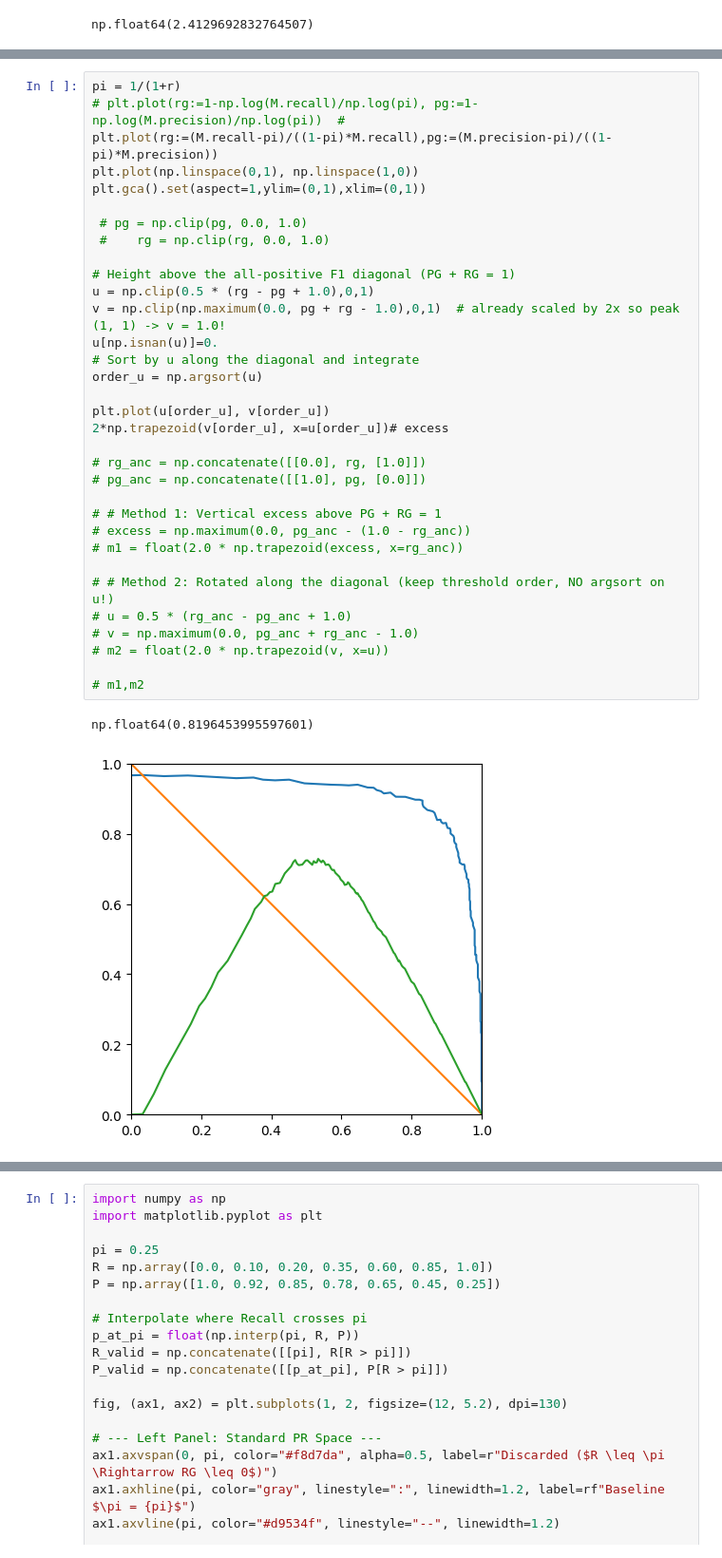
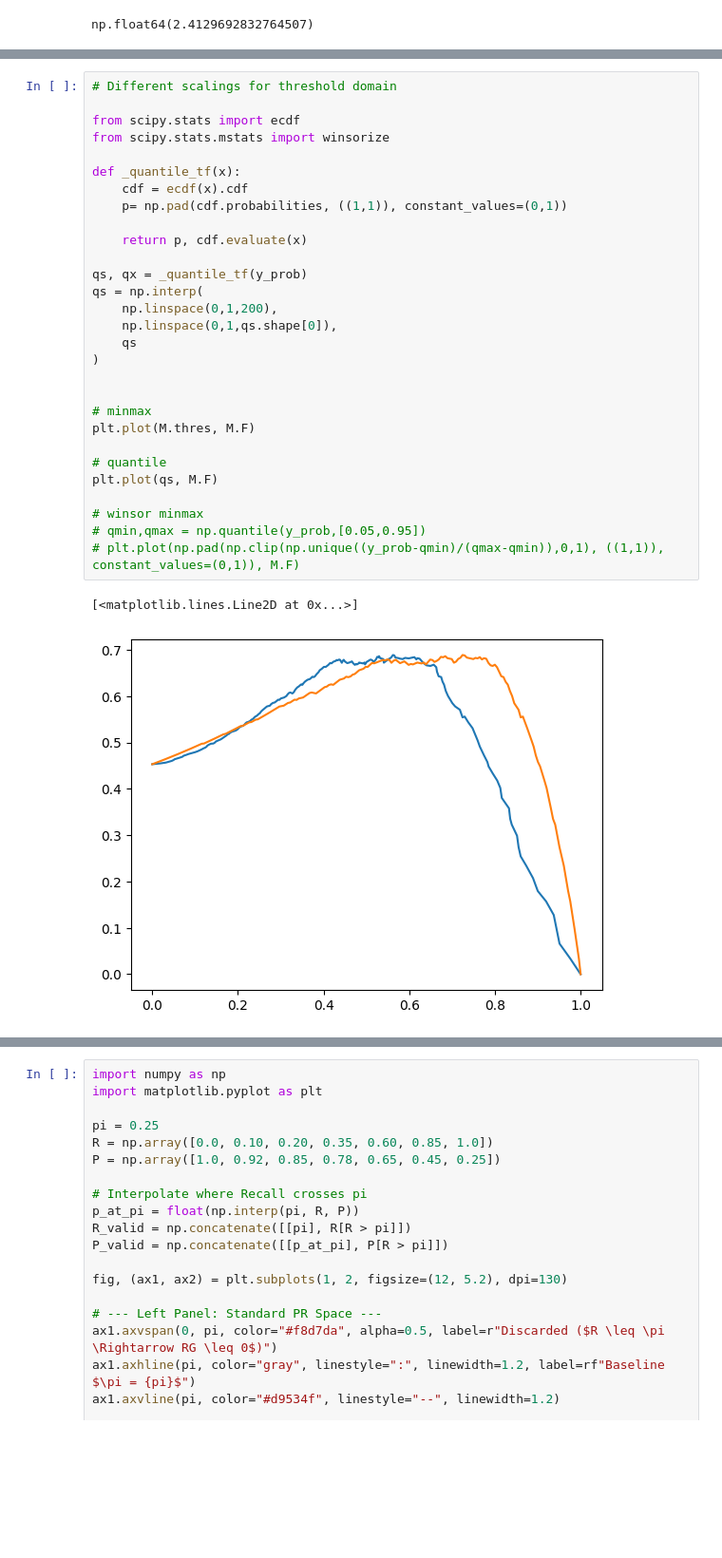
Before and after one commit to rtbs-dev/Contingency, a Jupyter notebook: examples/roc_prgain.ipynb, the cells around one changed output, grey strips where cells are left out. Shown at 95% size. Drawn from its saved outputs; the diff is of its cells as text; blank space fills up the shorter version.

```diff
--- a/examples/roc_prgain.ipynb
+++ b/examples/roc_prgain.ipynb
@@ -243,37 +114,33 @@ plt.gca().set_aspect(1)
-# %%
-pi = 1/(1+r)
-# plt.plot(rg:=1-np.log(M.recall)/np.log(pi), pg:=1-np.log(M.precision)/np.log(pi))  #
-plt.plot(rg:=(M.recall-pi)/((1-pi)*M.recall),pg:=(M.precision-pi)/((1-pi)*M.precision))
-plt.plot(np.linspace(0,1), np.linspace(1,0))
-plt.gca().set(aspect=1,ylim=(0,1),xlim=(0,1))
-
- # pg = np.clip(pg, 0.0, 1.0)
- #    rg = np.clip(rg, 0.0, 1.0)
-
-# Height above the all-positive F1 diagonal (PG + RG = 1)
-u = np.clip(0.5 * (rg - pg + 1.0),0,1)
-v = np.clip(np.maximum(0.0, pg + rg - 1.0),0,1)  # already scaled by 2x so peak (1, 1) -> v = 1.0!
-u[np.isnan(u)]=0.
-# Sort by u along the diagonal and integrate
-order_u = np.argsort(u)
-
-plt.plot(u[order_u], v[order_u])
-2*np.trapezoid(v[order_u], x=u[order_u])# excess
-
-# rg_anc = np.concatenate([[0.0], rg, [1.0]])
-# pg_anc = np.concatenate([[1.0], pg, [0.0]])
-
-# # Method 1: Vertical excess above PG + RG = 1
-# excess = np.maximum(0.0, pg_anc - (1.0 - rg_anc))
-# m1 = float(2.0 * np.trapezoid(excess, x=rg_anc))
-
-# # Method 2: Rotated along the diagonal (keep threshold order, NO argsort on u!)
-# u = 0.5 * (rg_anc - pg_anc + 1.0)
-# v = np.maximum(0.0, pg_anc + rg_anc - 1.0)
-# m2 = float(2.0 * np.trapezoid(v, x=u))
-
-# m1,m2
-# %% [output]
-np.float64(0.8196453995597601)
-[figure, removed]
+# %%
+# Different scalings for threshold domain
+
+from scipy.stats import ecdf
+from scipy.stats.mstats import winsorize
+
+def _quantile_tf(x):
+    cdf = ecdf(x).cdf
+    p= np.pad(cdf.probabilities, ((1,1)), constant_values=(0,1))
+
+    return p, cdf.evaluate(x)
+
+qs, qx = _quantile_tf(y_prob)
+qs = np.interp(
+    np.linspace(0,1,200),
+    np.linspace(0,1,qs.shape[0]),
+    qs
+)
+
+
+# minmax
+plt.plot(M.thres, M.F)
+
+# quantile
+plt.plot(qs, M.F)
+
+# winsor minmax
+# qmin,qmax = np.quantile(y_prob,[0.05,0.95])
+# plt.plot(np.pad(np.clip(np.unique((y_prob-qmin)/(qmax-qmin)),0,1), ((1,1)), constant_values=(0,1)), M.F)
+# %% [output]
+[<matplotlib.lines.Line2D at 0x...>]
+[figure, added]
 # %%
```
Also changed, not shown: parts of 19 cells of this notebook.
